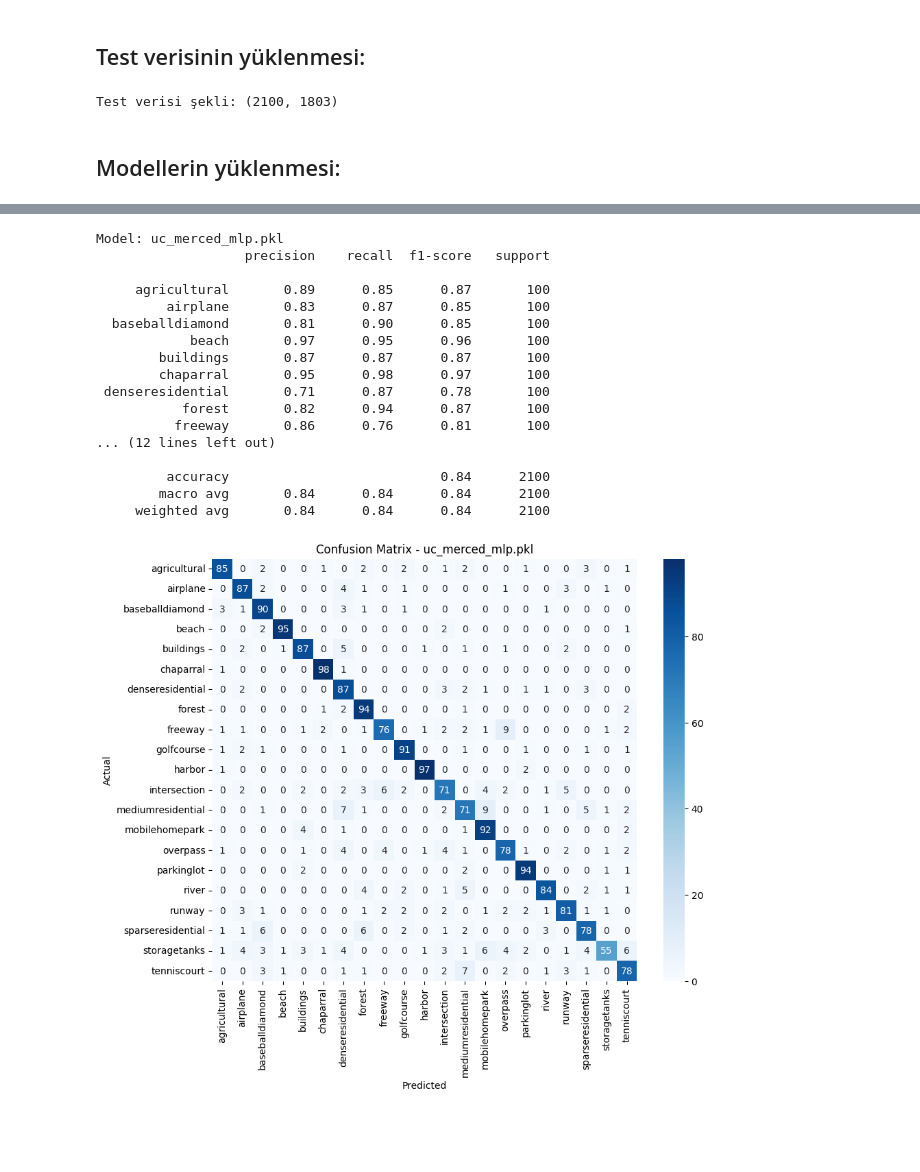
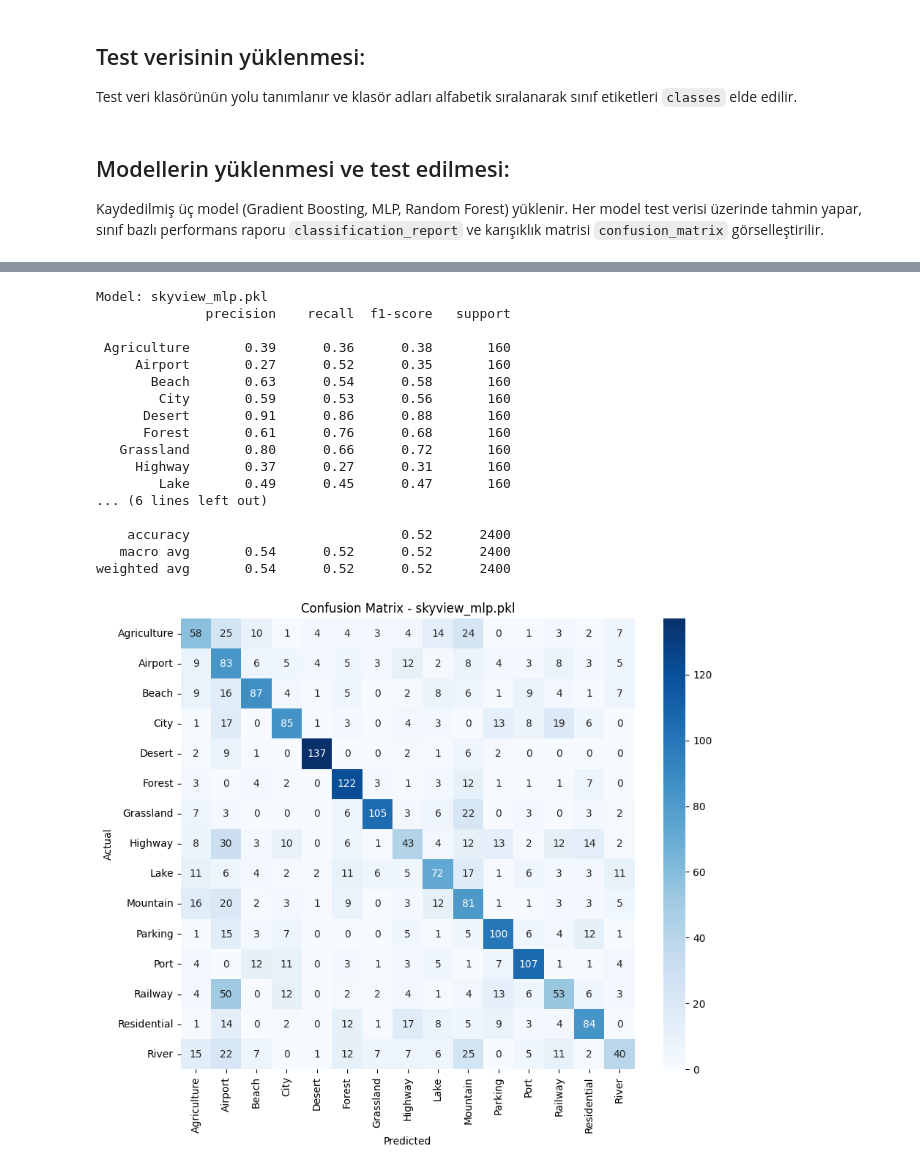
Before and after one commit to mehmet5038/LandCoverClassifier, a Jupyter notebook: notebooks/ml_features/test_ml.ipynb, the cells around one changed output, grey strips where cells are left out. Saved outputs shown, nothing was run; the diff lists cells and outputs as text; code cells hidden in the pictures; blank space fills up the shorter version.

```diff
--- a/notebooks/ml_features/test_ml.ipynb
+++ b/notebooks/ml_features/test_ml.ipynb
@@ -17,40 +18,20 @@ from utils.ml_features.preprocessing import extract_features, apply_pca
+# %%
+X_test_pca = np.load("../../features/skyview_x_test.npy")
+y_test = np.load("../../features/skyview_y_test.npy")
 # %% [markdown]
 ## Test verisinin yüklenmesi:
+ Test veri klasörünün yolu tanımlanır ve klasör adları alfabetik sıralanarak sınıf etiketleri `classes` elde edilir.
 # %%
-test_dir = "../../data/uc_merced"
+test_dir = "../../data/skyview"
 classes = sorted(os.listdir(test_dir))
-
-X_test, y_test = [], []
-
-for idx, cls in enumerate(classes):
-    folder = os.path.join(test_dir, cls)
-    for fname in os.listdir(folder):
-        if fname.endswith(".jpg"):
-            img_path = os.path.join(folder, fname)
-            img = cv2.imread(img_path)
-            img = cv2.cvtColor(img, cv2.COLOR_BGR2RGB)
-            img = cv2.resize(img, (128, 128))
-
-            feat = extract_features(img)
-            X_test.append(feat)
-            y_test.append(idx)
-
-X_test = np.array(X_test)
-y_test = np.array(y_test)
-
-print("Test verisi şekli:", X_test.shape)
-# %% [output]
-Test verisi şekli: (2100, 1803)
 # %% [markdown]
-## Modellerin yüklenmesi:
+## Modellerin yüklenmesi ve test edilmesi:
+Kaydedilmiş üç model (Gradient Boosting, MLP, Random Forest) yüklenir. Her model test verisi üzerinde tahmin yapar, sınıf bazlı performans raporu `classification_report` ve karışıklık matrisi `confusion_matrix` görselleştirilir.
 # %%
-pca = joblib.load("../../models/ml_features/uc_merced_pca.pkl")
-X_test_pca = pca.transform(X_test)
-
 model_paths = [
-    "../../models/ml_features/uc_merced_gb.pkl",
-    "../../models/ml_features/uc_merced_mlp.pkl",
-    "../../models/ml_features/uc_merced_rf.pkl"
+    "../../models/ml_features/skyview_gb.pkl", ## uc_merced için uc_merced_hgb.pkl, skyview için skyview_gb.pkl
+    "../../models/ml_features/skyview_mlp.pkl",
+    "../../models/ml_features/skyview_rf.pkl"
 ]
 
 for path in model_paths:
@@ -89,18 +70,18 @@ Model: uc_merced_gb.pkl
-Model: uc_merced_mlp.pkl
-                   precision    recall  f1-score   support
+Model: skyview_mlp.pkl
+              precision    recall  f1-score   support
 
-     agricultural       0.89      0.85      0.87       100
-         airplane       0.83      0.87      0.85       100
-  baseballdiamond       0.81      0.90      0.85       100
-            beach       0.97      0.95      0.96       100
-        buildings       0.87      0.87      0.87       100
-        chaparral       0.95      0.98      0.97       100
- denseresidential       0.71      0.87      0.78       100
-           forest       0.82      0.94      0.87       100
-          freeway       0.86      0.76      0.81       100
-... (12 lines left out)
+ Agriculture       0.39      0.36      0.38       160
+     Airport       0.27      0.52      0.35       160
+       Beach       0.63      0.54      0.58       160
+        City       0.59      0.53      0.56       160
+      Desert       0.91      0.86      0.88       160
+      Forest       0.61      0.76      0.68       160
+   Grassland       0.80      0.66      0.72       160
+     Highway       0.37      0.27      0.31       160
+        Lake       0.49      0.45      0.47       160
+... (6 lines left out)
 
-         accuracy                           0.84      2100
-        macro avg       0.84      0.84      0.84      2100
-     weighted avg       0.84      0.84      0.84      2100
+    accuracy                           0.52      2400
+   macro avg       0.54      0.52      0.52      2400
+weighted avg       0.54      0.52      0.52      2400
-[figure, old version]
+[figure, new version]
```
Also changed, not shown: parts of 4 cells of this notebook, 17 other files.
